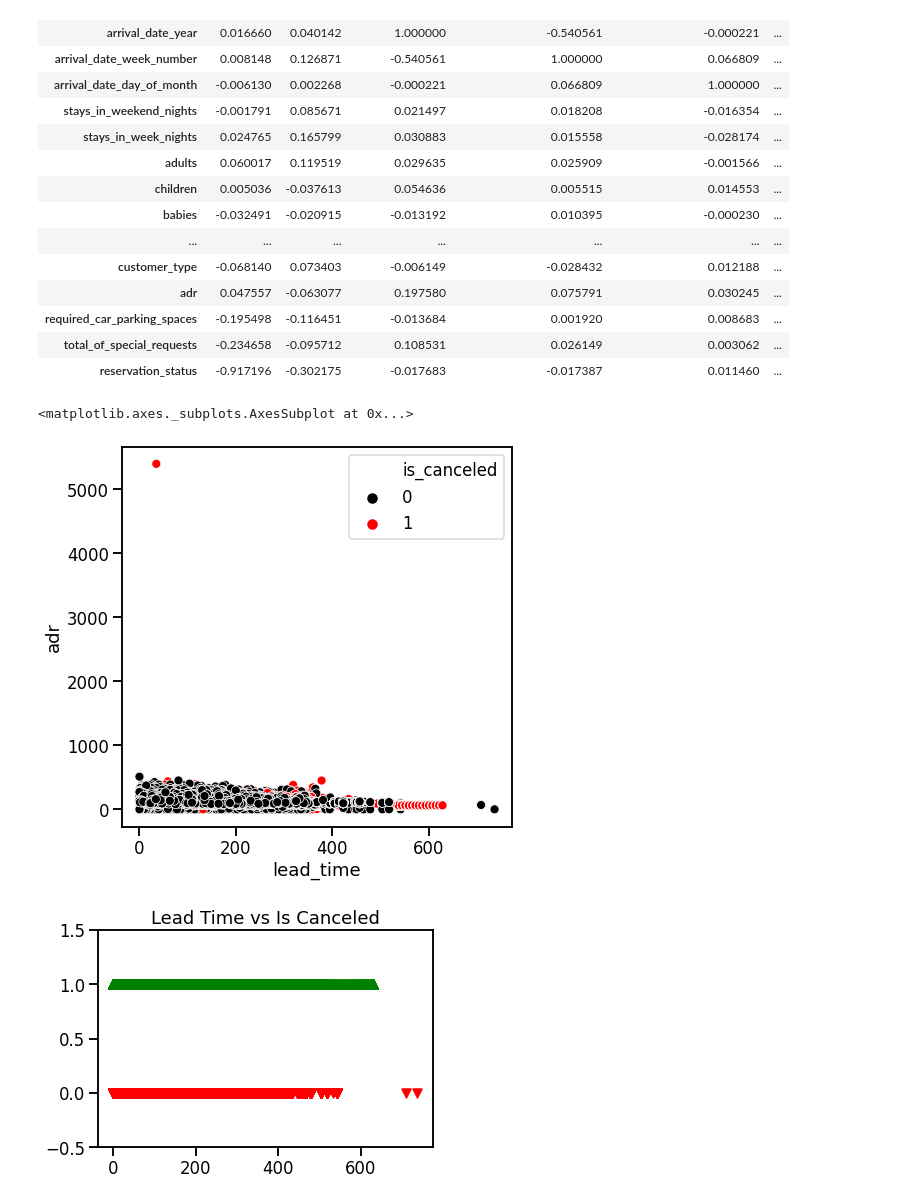
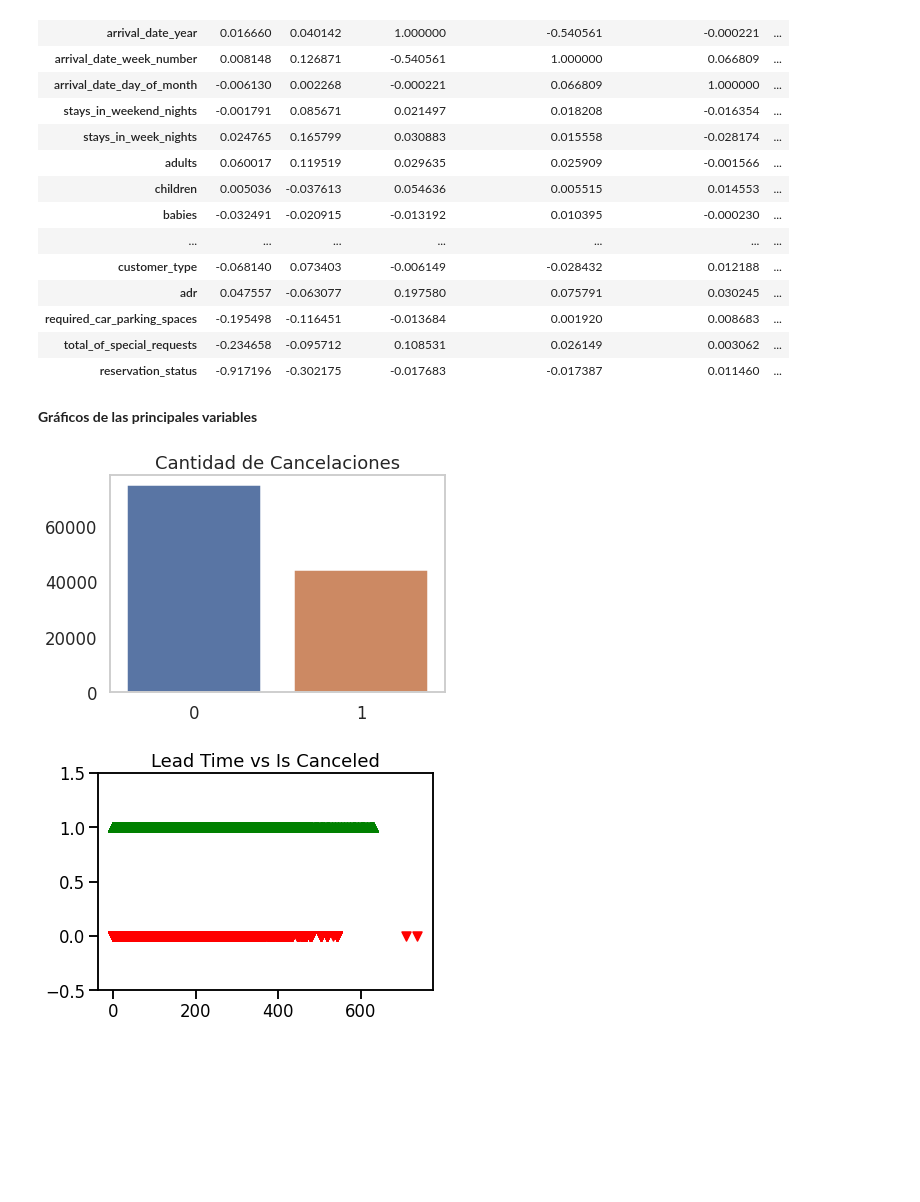
Before and after one commit to Xavi990/ML_hotel_bookings, a Jupyter notebook: Grupo_1_TP1_Exploración_de_los_atributos.ipynb, the cells around one changed output. Saved outputs shown, nothing was run; the diff lists cells and outputs as text; code cells hidden in the pictures; blank space fills up the shorter version.

```diff
--- a/Grupo_1_TP1_Exploración_de_los_atributos.ipynb
+++ b/Grupo_1_TP1_Exploración_de_los_atributos.ipynb
@@ -745,19 +788,19 @@ bookingcor.corr()
 | required_car_parking_spaces | -0.195498 | -0.116451 | -0.013684 | 0.001920 | 0.008683 | ... |
 | total_of_special_requests | -0.234658 | -0.095712 | 0.108531 | 0.026149 | 0.003062 | ... |
 | reservation_status | -0.917196 | -0.302175 | -0.017683 | -0.017387 | 0.011460 | ... |
-# %%
-import numpy as np
-import matplotlib.pyplot as plt
-import pandas as pd
-import seaborn as sns
-
-# ejemplo de grafico de dos variables y el target
-plt.figure(figsize=(7,7))
-plt.grid(False)
-sns.scatterplot(x='lead_time',y='adr',hue='is_canceled',data=booking,palette={0:'black',1:'red'})
-# %% [output]
-<matplotlib.axes._subplots.AxesSubplot at 0x...>
-[figure, removed]
+# %% [markdown]
+**Gráficos de las principales variables**
+# %%
+import matplotlib.pyplot as plt
+import seaborn as sns
+
+sns.set_context('talk')
+n_canceled = booking['is_canceled'].value_counts()
+ax=sns.barplot(n_canceled.index,n_canceled.values)
+ax.set_title('Cantidad de Cancelaciones')
+ax.grid(False)
+# %% [output]
+[figure, added]
 # %%
 import matplotlib.pyplot as plt
 df1=booking[(booking['is_canceled'] == 0)]
```
Also changed, not shown: parts of 30 cells of this notebook.
